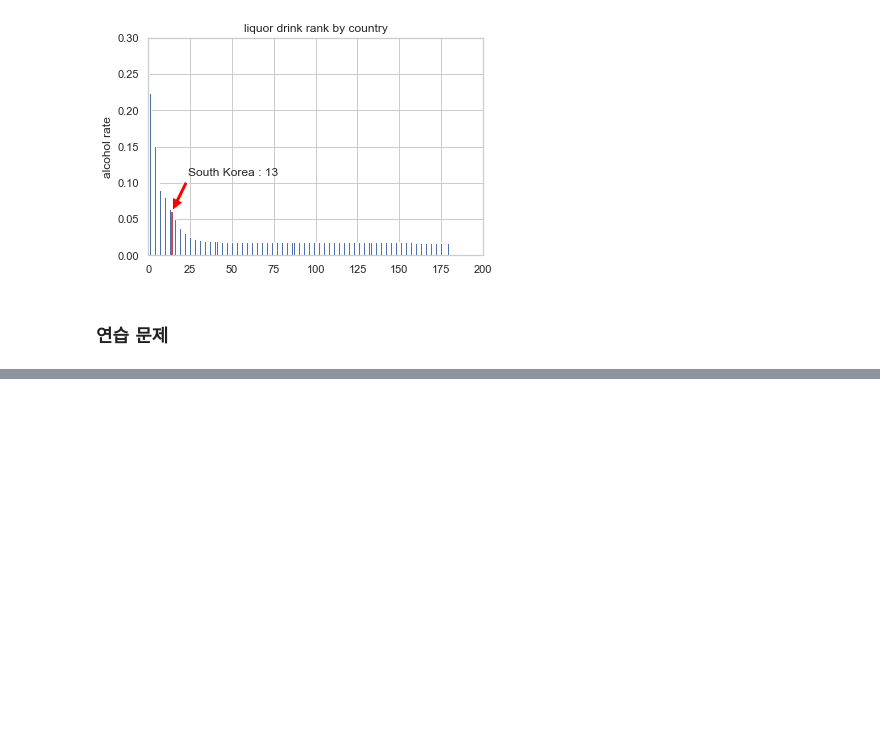
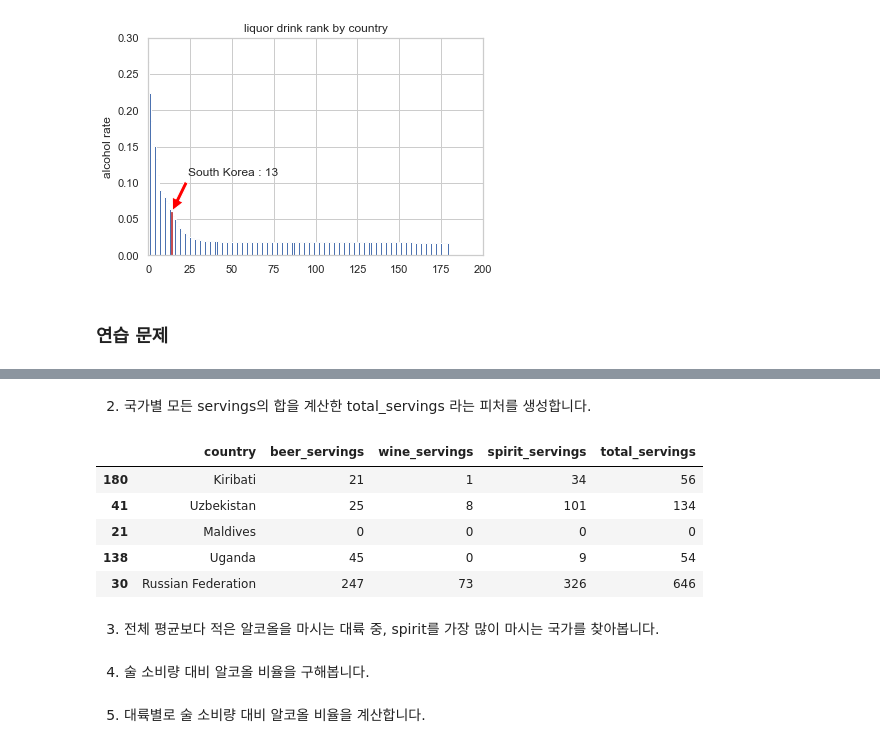
Before and after one commit to vynnee/practice_data_analysis, a Jupyter notebook: data_analysis_practice/chapter01_3.ipynb, the cells around one changed output, grey strips where cells are left out. Saved outputs shown, nothing was run; the diff lists cells and outputs as text; code cells hidden in the pictures; blank space fills up the shorter version.

```diff
--- a/data_analysis_practice/chapter01_3.ipynb
+++ b/data_analysis_practice/chapter01_3.ipynb
@@ -351,3 +351,12 @@ plt.show()
 [figure]
 # %% [markdown]
 ### 연습 문제
+# %%
+import pandas as pd
+import numpy as np
+import matplotlib.pyplot as plt
+
+file_path = 'python-data-analysis-master/data/drinks.csv'
+# read_csv() 함수로 데이터를 데이터 프레임 형태로 불러옵니다.
+drinks = pd.read_csv(file_path)
+drinks['continent'] = drinks['continent'].fillna('OT')
@@ -353,0 +365,12 @@ plt.show()
+# %%
+# 대륙별 평균 wine_servings 피처를 만들어서 병합합니다.
+result = drinks.groupby('continent').mean()['wine_servings']
+df = result.to_frame().reset_index()
+df = df.rename(columns={'wine_servings': 'wine_servings_cont_avg'})
+drinks = pd.merge(drinks, df, on='continent', how='outer')
+
+# 위와 같은 방법의 코드입니다.
+drinks['wine_servings_cont_avg'] = drinks.groupby('continent')['wine_servings'].transform(np.mean)
+
+# 결과를 출력합니다.
+drinks[['country', 'continent', 'wine_servings_cont_avg']].sample(5).head()
@@ -353,0 +384,21 @@ plt.show()
+# %% [markdown]
+2) 국가별 모든 servings의 합을 계산한 total_servings 라는 피처를 생성합니다.
+# %%
+# 국가별 total_servings 피처를 만들어서 병합합니다.
+drinks['total_servings'] = drinks['beer_servings'] + drinks['wine_servings'] + drinks['spirit_servings']
+
+# 결과를 출력합니다.
+drinks[['country', 'beer_servings', 'wine_servings', 'spirit_servings', 'total_servings']].sample(5).head()
+# %% [output]
+|  | country | beer_servings | wine_servings | spirit_servings | total_servings |
+| 180 | Kiribati | 21 | 1 | 34 | 56 |
+| 41 | Uzbekistan | 25 | 8 | 101 | 134 |
+| 21 | Maldives | 0 | 0 | 0 | 0 |
+| 138 | Uganda | 45 | 0 | 9 | 54 |
+| 30 | Russian Federation | 247 | 73 | 326 | 646 |
+# %% [markdown]
+3) 전체 평균보다 적은 알코올을 마시는 대륙 중, spirit를 가장 많이 마시는 국가를 찾아봅니다.
+# %% [markdown]
+4) 술 소비량 대비 알코올 비율을 구해봅니다.
+# %% [markdown]
+5) 대륙별로 술 소비량 대비 알코올 비율을 계산합니다.
```
Also changed, not shown: parts of 2 cells of this notebook.
